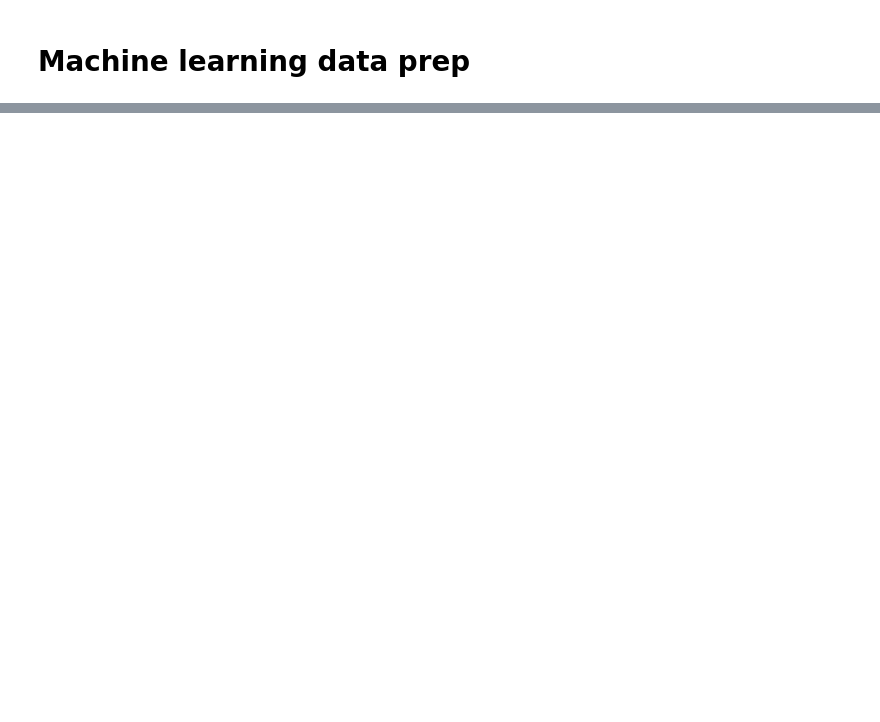
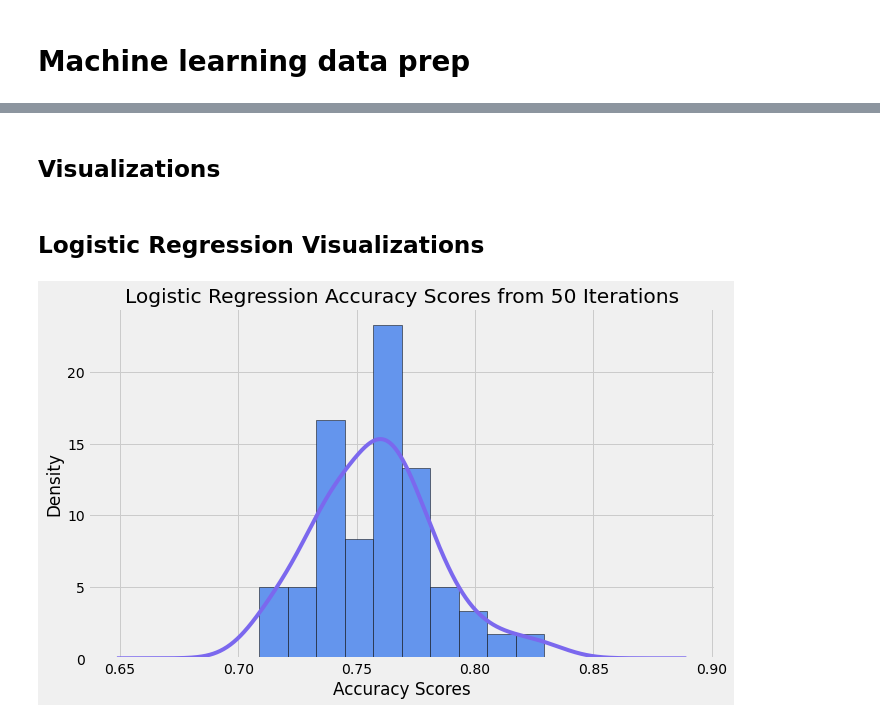
Before and after one commit to the-data-science-union/DSU-S2022-MLB, a Jupyter notebook: Code and Work/Hitting/Sabermetric Batting/Sabermetric Machine Learning Notebook.ipynb, the cells around one changed output, grey strips where cells are left out. Cells and saved outputs as stored; diff of their text form; code cells hidden in the pictures; blank space fills up the shorter version.

Commit message:
Updated visualizations for all ML models

```diff
--- a/Code and Work/Hitting/Sabermetric Batting/Sabermetric Machine Learning Notebook.ipynb
+++ b/Code and Work/Hitting/Sabermetric Batting/Sabermetric Machine Learning Notebook.ipynb
@@ -218,0 +169,24 @@ dtype: float64
+# %%
+logreg_acc = []
+logreg_counter = Counter()
+logreg_iterations = 50
+
+for iteration in range(logreg_iterations):
+    if iteration % 10 == 0:
+        clear_output(wait = True)
+        print(f'Started iteration {iteration}')
+
+    # Training
+    Xtrain, Xtest, Ytrain, Ytest = train_test_split(X, Y)
+    logreg_model = LogisticRegression(max_iter = 10000)
+    logreg_model.fit(Xtrain, Ytrain)
+
+    # Track accuracy
+    logreg_test = logreg_model.predict(Xtest)
+    logreg_acc.append(metrics.accuracy_score(logreg_test, Ytest))
+
+    # Make predictions and record
+    logreg_predictions_2022 = logreg_model.predict(MLsaber2022)
+    DF_predictions_2022 = pd.DataFrame({'2022 Teams':saber2022.Tm, 'Playoff Prediction':logreg_predictions_2022})
+    playoff_teams_2022 = DF_predictions_2022.loc[DF_predictions_2022['Playoff Prediction'] == 1, '2022 Teams']
+    logreg_counter.update(list(playoff_teams_2022))
@@ -218,0 +218,3 @@ dtype: float64
+# %%
+logreg_acc = pd.Series(logreg_acc)
+logreg_acc.describe()
@@ -218,0 +446,2 @@ dtype: float64
+# %% [markdown]
+## Visualizations
@@ -218,0 +459,16 @@ dtype: float64
+# %%
+kwargs_hist = dict(edgecolor = 'k', color = 'cornflowerblue')
+kwargs_kde = dict(kind = 'kde', color = 'mediumslateblue')
+kwargs_bar = dict(edgecolor = 'k', color = 'indigo')
+# %% [markdown]
+## Logistic Regression Visualizations
+# %%
+plt.style.use('fivethirtyeight')
+plt.figure(figsize = (10, 6))
+plt.hist(logreg_acc, density = True, **kwargs_hist) # used the **kwargs trick to pass args
+logreg_acc.plot(**kwargs_kde) # used the **kwargs trick to pass args
+plt.title(f'Logistic Regression Accuracy Scores from {logreg_iterations} Iterations')
+plt.xlabel('Accuracy Scores')
+plt.show()
+# %% [output]
+[figure, added]
```
Also changed, not shown: parts of 51 cells of this notebook.
